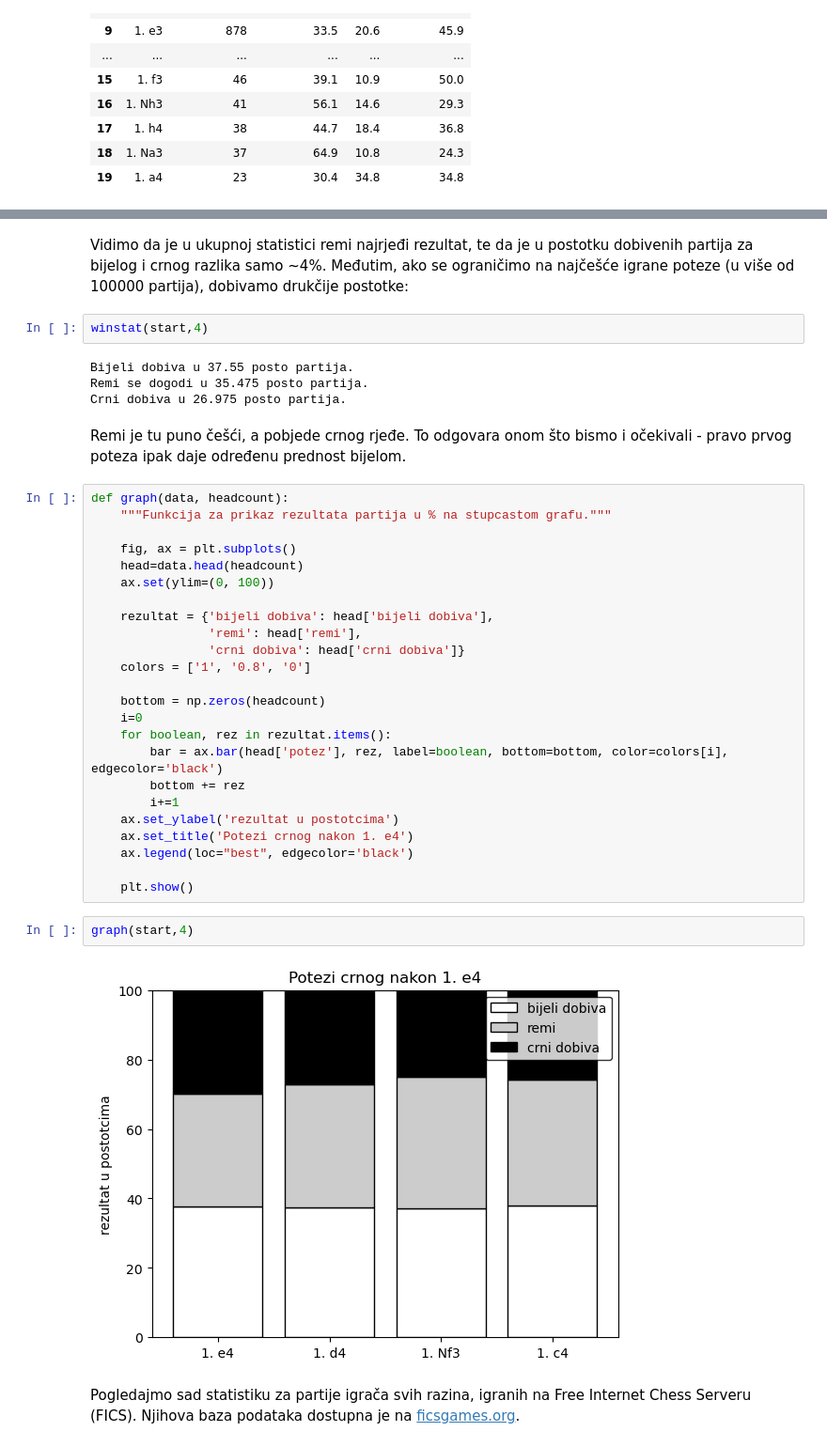
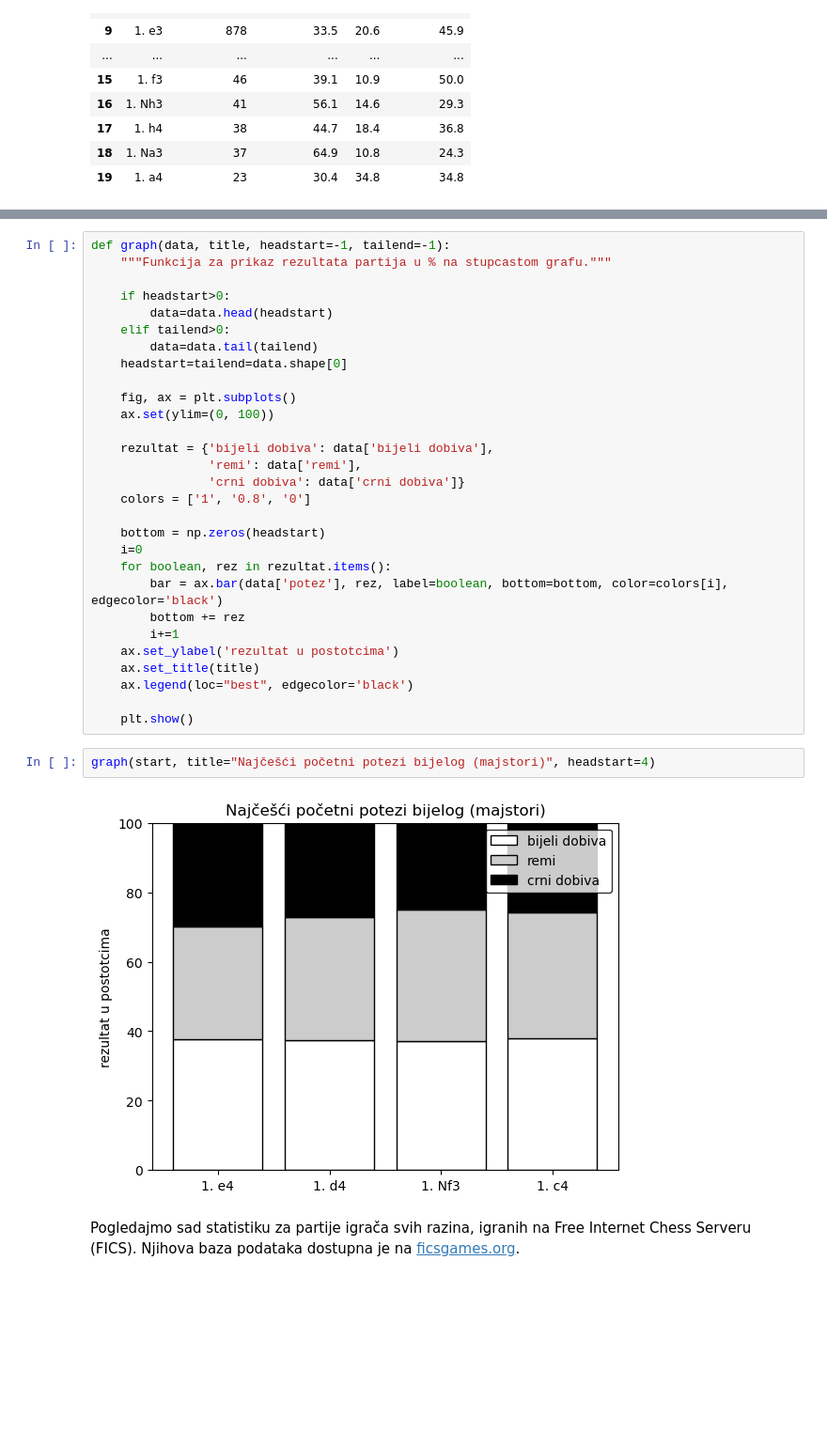
Before and after one commit to ring-bearer/ms, a Jupyter notebook: sah.ipynb, the cells around one changed output, grey strips where cells are left out. Shown at 94% size. Cells and saved outputs as stored; diff of their text form; blank space fills up the shorter version.

```diff
--- a/sah.ipynb
+++ b/sah.ipynb
@@ -213,41 +245,36 @@ Crni dobiva u 35.495 posto partija.
-# %% [markdown]
-Vidimo da je u ukupnoj statistici remi najrjeđi rezultat, te da je u postotku dobivenih partija za bijelog i crnog razlika samo ~4%. Međutim, ako se ograničimo na najčešće igrane poteze (u više od 100000 partija), dobivamo drukčije postotke:
-# %%
-winstat(start,4)
-# %% [output]
-Bijeli dobiva u 37.55 posto partija.
-Remi se dogodi u 35.475 posto partija.
-Crni dobiva u 26.975 posto partija.
-# %% [markdown]
-Remi je tu puno češći, a pobjede crnog rjeđe. To odgovara onom što bismo i očekivali - pravo prvog poteza ipak daje određenu prednost bijelom.
 # %%
-def graph(data, headcount):
+def graph(data, title, headstart=-1, tailend=-1):
     """Funkcija za prikaz rezultata partija u % na stupcastom grafu."""
 
+    if headstart>0:
+        data=data.head(headstart)
+    elif tailend>0:
+        data=data.tail(tailend)
+    headstart=tailend=data.shape[0]
+
     fig, ax = plt.subplots()
-    head=data.head(headcount)
     ax.set(ylim=(0, 100))
 
-    rezultat = {'bijeli dobiva': head['bijeli dobiva'],
-                'remi': head['remi'],
-                'crni dobiva': head['crni dobiva']}
+    rezultat = {'bijeli dobiva': data['bijeli dobiva'],
+                'remi': data['remi'],
+                'crni dobiva': data['crni dobiva']}
     colors = ['1', '0.8', '0']
 
-    bottom = np.zeros(headcount)
+    bottom = np.zeros(headstart)
     i=0
     for boolean, rez in rezultat.items():
-        bar = ax.bar(head['potez'], rez, label=boolean, bottom=bottom, color=colors[i], edgecolor='black')
+        bar = ax.bar(data['potez'], rez, label=boolean, bottom=bottom, color=colors[i], edgecolor='black')
         bottom += rez
         i+=1
     ax.set_ylabel('rezultat u postotcima')
-    ax.set_title('Potezi crnog nakon 1. e4')
+    ax.set_title(title)
     ax.legend(loc="best", edgecolor='black')
 
     plt.show()
 # %%
-graph(start,4)
+graph(start, title="Najčešći početni potezi bijelog (majstori)", headstart=4)
 # %% [output]
-[figure, old version]
+[figure, new version]
 # %% [markdown]
 Pogledajmo sad statistiku za partije igrača svih razina, igranih na Free Internet Chess Serveru (FICS). Njihova baza podataka dostupna je na [ficsgames.org](https://www.ficsgames.org/).
 # %%
```
Also changed, not shown: parts of 45 cells of this notebook, 3 other files.
